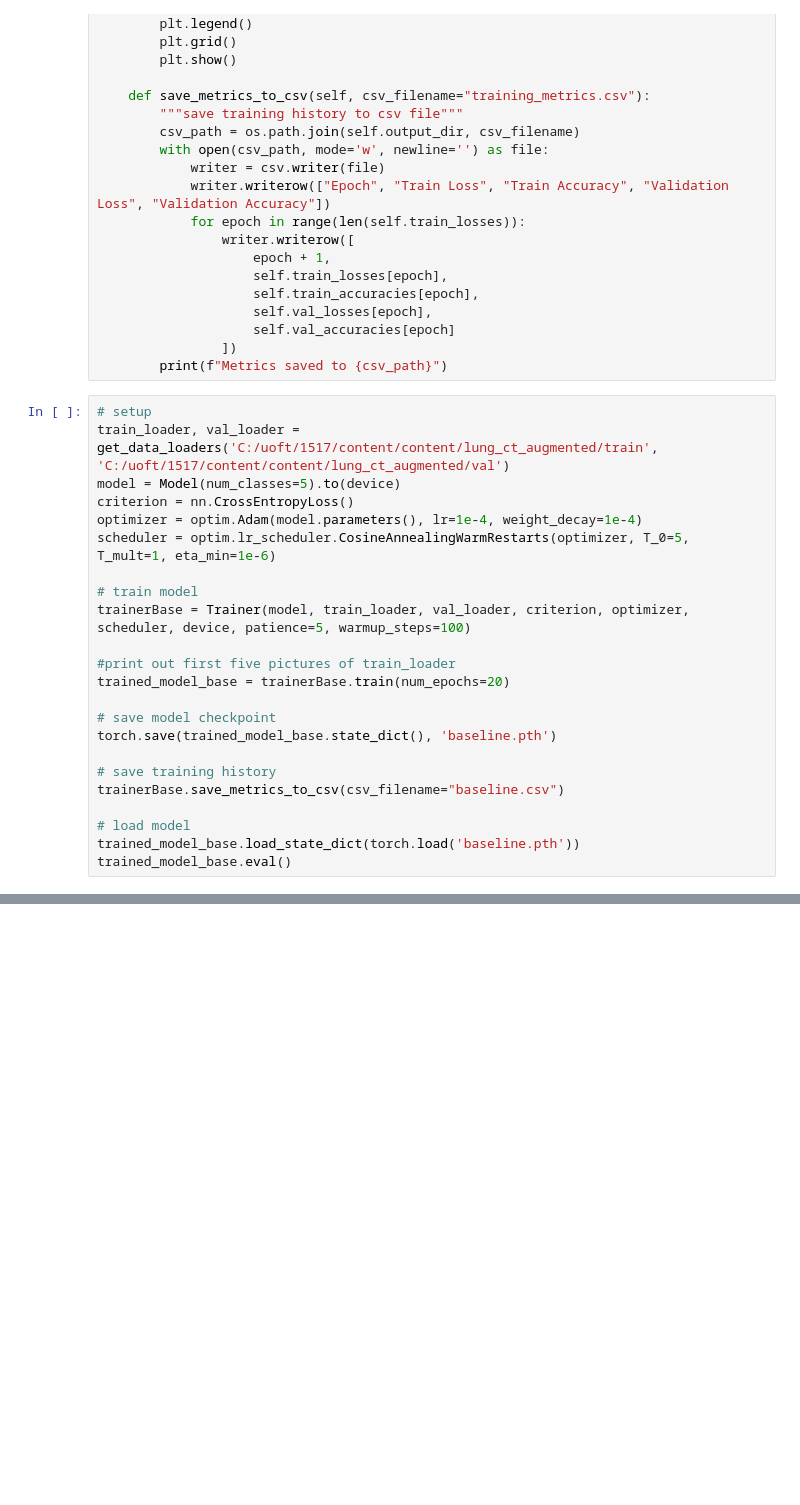
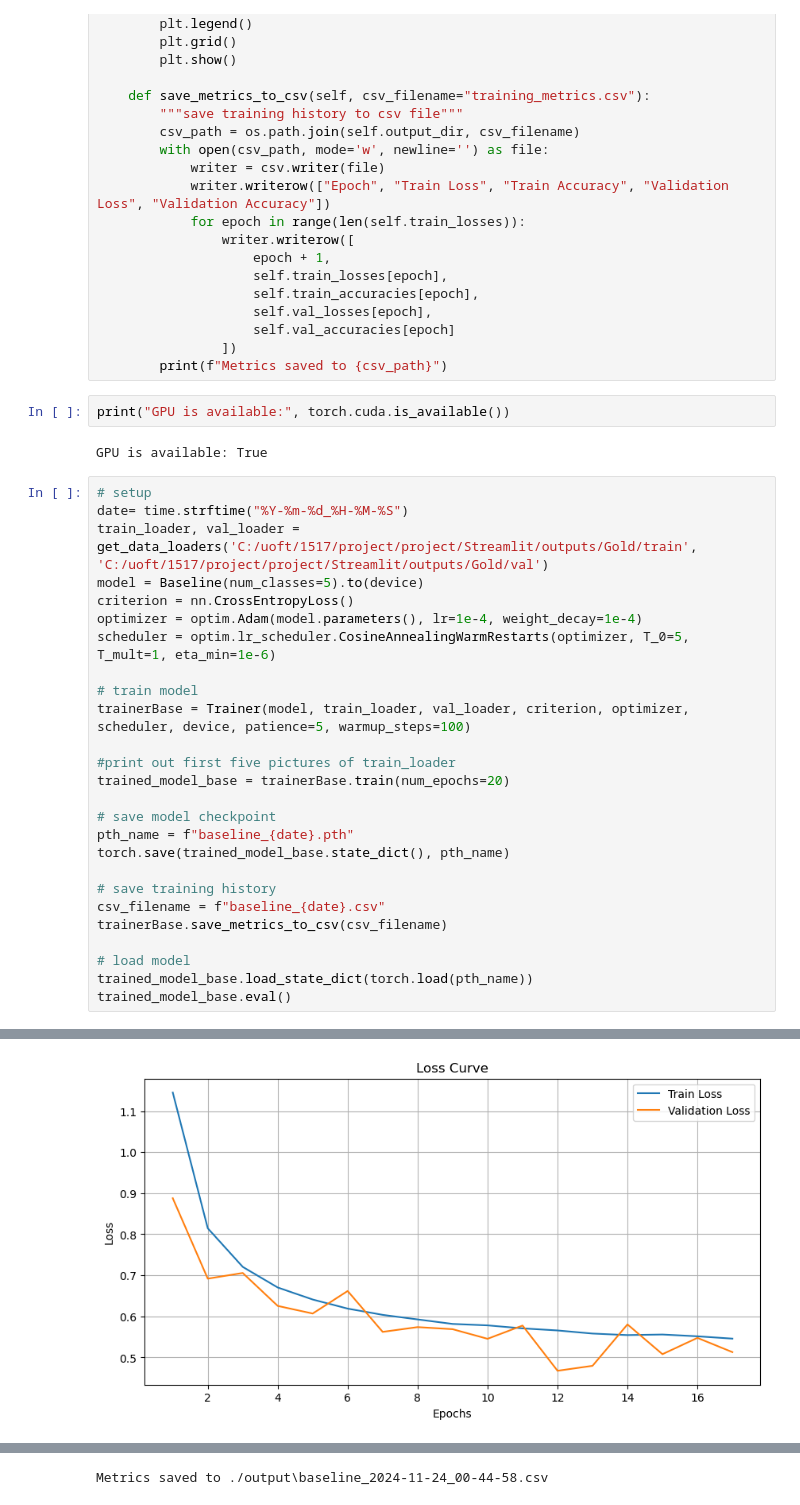
Before and after one commit to NORR3LL/project, a Jupyter notebook: 1517_model.ipynb, the cells around one changed output, grey strips where cells are left out. Saved outputs shown, nothing was run; the diff lists cells and outputs as text; blank space fills up the shorter version.

```diff
--- a/1517_model.ipynb
+++ b/1517_model.ipynb
@@ -210,10 +211,15 @@ class Trainer:
                     self.val_accuracies[epoch]
                 ])
         print(f"Metrics saved to {csv_path}")
+# %%
+print("GPU is available:", torch.cuda.is_available())
+# %% [output]
+GPU is available: True
 # %%
 # setup
-train_loader, val_loader = get_data_loaders('C:/uoft/1517/content/content/lung_ct_augmented/train', 'C:/uoft/1517/content/content/lung_ct_augmented/val')
-model = Model(num_classes=5).to(device)
+date= time.strftime("%Y-%m-%d_%H-%M-%S")
+train_loader, val_loader = get_data_loaders('C:/uoft/1517/project/project/Streamlit/outputs/Gold/train', 'C:/uoft/1517/project/project/Streamlit/outputs/Gold/val')
+model = Baseline(num_classes=5).to(device)
 criterion = nn.CrossEntropyLoss()
 optimizer = optim.Adam(model.parameters(), lr=1e-4, weight_decay=1e-4)
 scheduler = optim.lr_scheduler.CosineAnnealingWarmRestarts(optimizer, T_0=5, T_mult=1, eta_min=1e-6)
@@ -225,11 +231,14 @@ trainerBase = Trainer(model, train_loader, val_loader, criterion, optimizer, sch
 trained_model_base = trainerBase.train(num_epochs=20)
 
 # save model checkpoint
-torch.save(trained_model_base.state_dict(), 'baseline.pth')
+pth_name = f"baseline_{date}.pth"
+torch.save(trained_model_base.state_dict(), pth_name)
 
 # save training history
-trainerBase.save_metrics_to_csv(csv_filename="baseline.csv")
+csv_filename = f"baseline_{date}.csv"
+trainerBase.save_metrics_to_csv(csv_filename)
 
 # load model
-trained_model_base.load_state_dict(torch.load('baseline.pth'))
+trained_model_base.load_state_dict(torch.load(pth_name))
 trained_model_base.eval()
+# %% [output]
@@ -235,0 +262 @@ trained_model_base.eval()
+[figure, added]
@@ -235,0 +264 @@ trained_model_base.eval()
+Metrics saved to ./output\baseline_2024-11-24_00-44-58.csv
```
Also changed, not shown: parts of 8 cells of this notebook, 22 other files.
